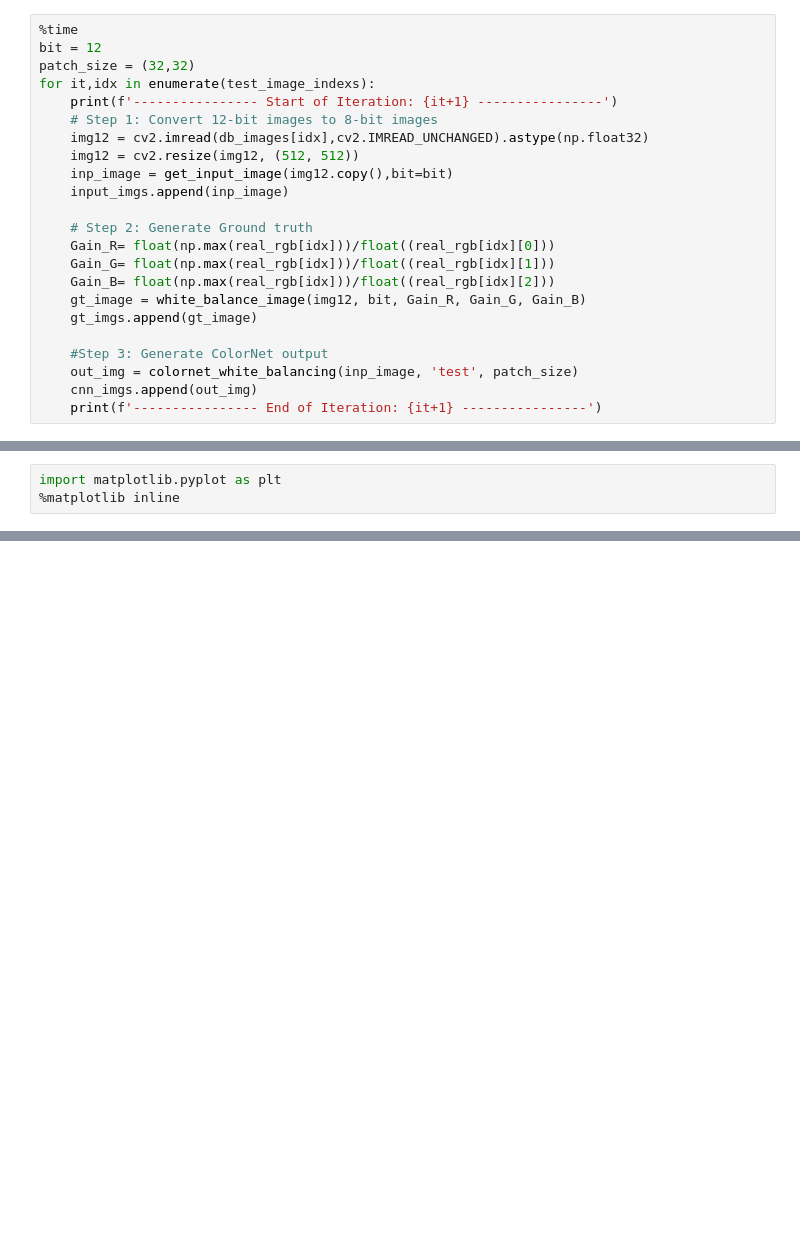
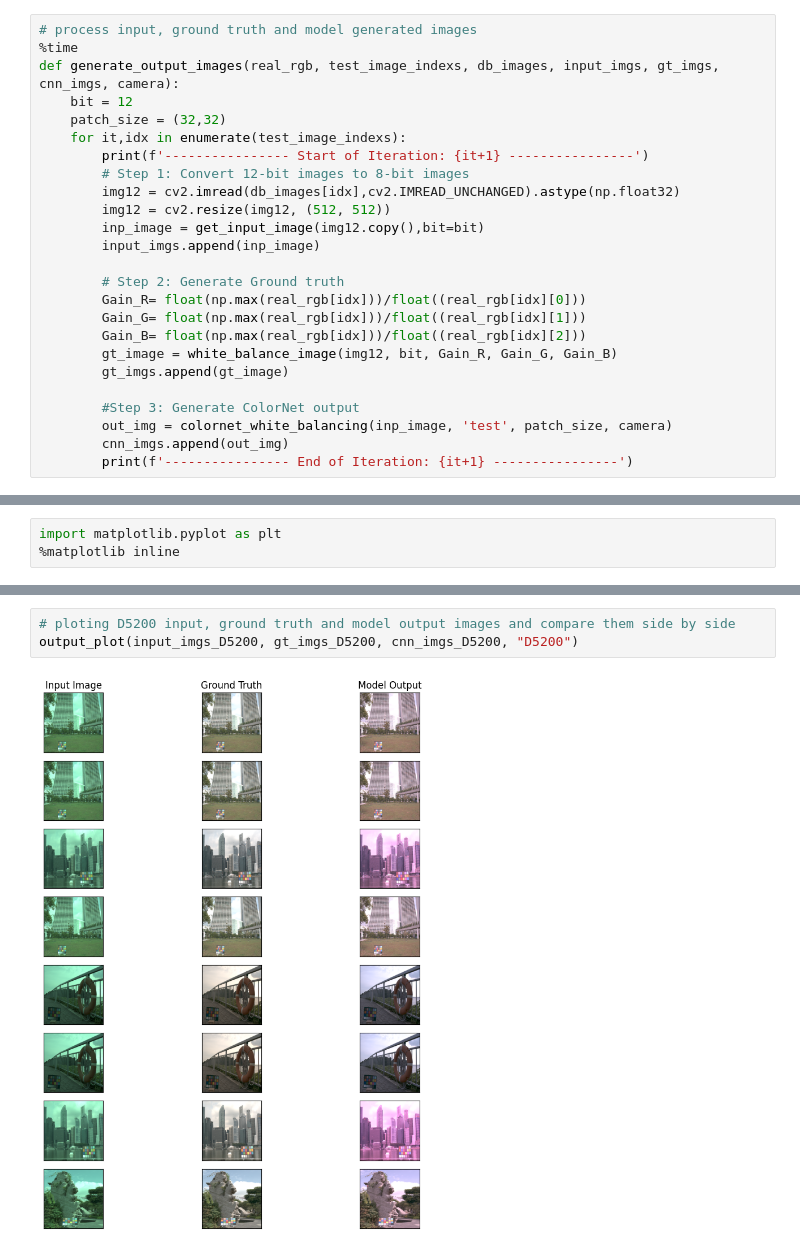
Before and after one commit to diz28/CS7180_Bianco_CNN_CC_model, a Jupyter notebook: CNN_ColorConstancy.ipynb, the cells around one changed output, grey strips where cells are left out. Drawn from its saved outputs; the diff is of its cells as text; blank space fills up the shorter version.

Commit message:
reconstructed the project to train 2 different format images

```diff
--- a/CNN_ColorConstancy.ipynb
+++ b/CNN_ColorConstancy.ipynb
@@ -530,26 +588,28 @@ def get_input_image(img12,bit):
     image8 = (cv2.cvtColor(image, cv2.COLOR_BGR2RGB))
     return image8
 # %%
+# process input, ground truth and model generated images
 %time
-bit = 12
-patch_size = (32,32)
-for it,idx in enumerate(test_image_indexs):
-    print(f'---------------- Start of Iteration: {it+1} ----------------')
-    # Step 1: Convert 12-bit images to 8-bit images
-    img12 = cv2.imread(db_images[idx],cv2.IMREAD_UNCHANGED).astype(np.float32)
-    img12 = cv2.resize(img12, (512, 512))
-    inp_image = get_input_image(img12.copy(),bit=bit)
-    input_imgs.append(inp_image)
+def generate_output_images(real_rgb, test_image_indexs, db_images, input_imgs, gt_imgs, cnn_imgs, camera):
+    bit = 12
+    patch_size = (32,32)
+    for it,idx in enumerate(test_image_indexs):
+        print(f'---------------- Start of Iteration: {it+1} ----------------')
+        # Step 1: Convert 12-bit images to 8-bit images
+        img12 = cv2.imread(db_images[idx],cv2.IMREAD_UNCHANGED).astype(np.float32)
+        img12 = cv2.resize(img12, (512, 512))
+        inp_image = get_input_image(img12.copy(),bit=bit)
+        input_imgs.append(inp_image)
 
-    # Step 2: Generate Ground truth
-    Gain_R= float(np.max(real_rgb[idx]))/float((real_rgb[idx][0]))
-    Gain_G= float(np.max(real_rgb[idx]))/float((real_rgb[idx][1]))
-    Gain_B= float(np.max(real_rgb[idx]))/float((real_rgb[idx][2]))
-    gt_image = white_balance_image(img12, bit, Gain_R, Gain_G, Gain_B)
-    gt_imgs.append(gt_image)
+        # Step 2: Generate Ground truth
+        Gain_R= float(np.max(real_rgb[idx]))/float((real_rgb[idx][0]))
+        Gain_G= float(np.max(real_rgb[idx]))/float((real_rgb[idx][1]))
+        Gain_B= float(np.max(real_rgb[idx]))/float((real_rgb[idx][2]))
+        gt_image = white_balance_image(img12, bit, Gain_R, Gain_G, Gain_B)
+        gt_imgs.append(gt_image)
 
-    #Step 3: Generate ColorNet output
-    out_img = colornet_white_balancing(inp_image, 'test', patch_size)
-    cnn_imgs.append(out_img)
-    print(f'---------------- End of Iteration: {it+1} ----------------')
+        #Step 3: Generate ColorNet output
+        out_img = colornet_white_balancing(inp_image, 'test', patch_size, camera)
+        cnn_imgs.append(out_img)
+        print(f'---------------- End of Iteration: {it+1} ----------------')
 # %% [output]
@@ -609,0 +695,5 @@ fig.savefig(fname='NikonD40.NEF_train_80_epoch_20_trainsize_80000.png')
+# %%
+# ploting D5200 input, ground truth and model output images and compare them side by side
+output_plot(input_imgs_D5200, gt_imgs_D5200, cnn_imgs_D5200, "D5200")
+# %% [output]
+[figure, added]
```
Also changed, not shown: parts of 40 cells of this notebook, 19 other files.
